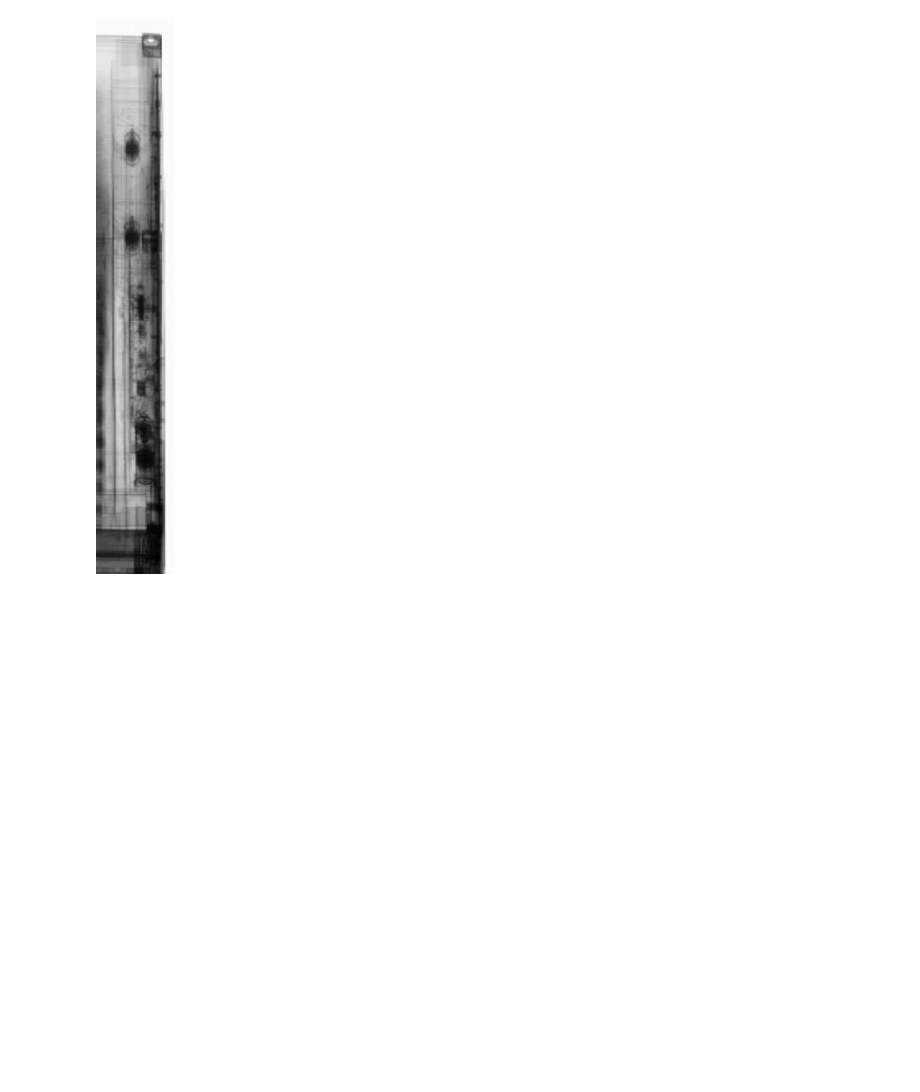
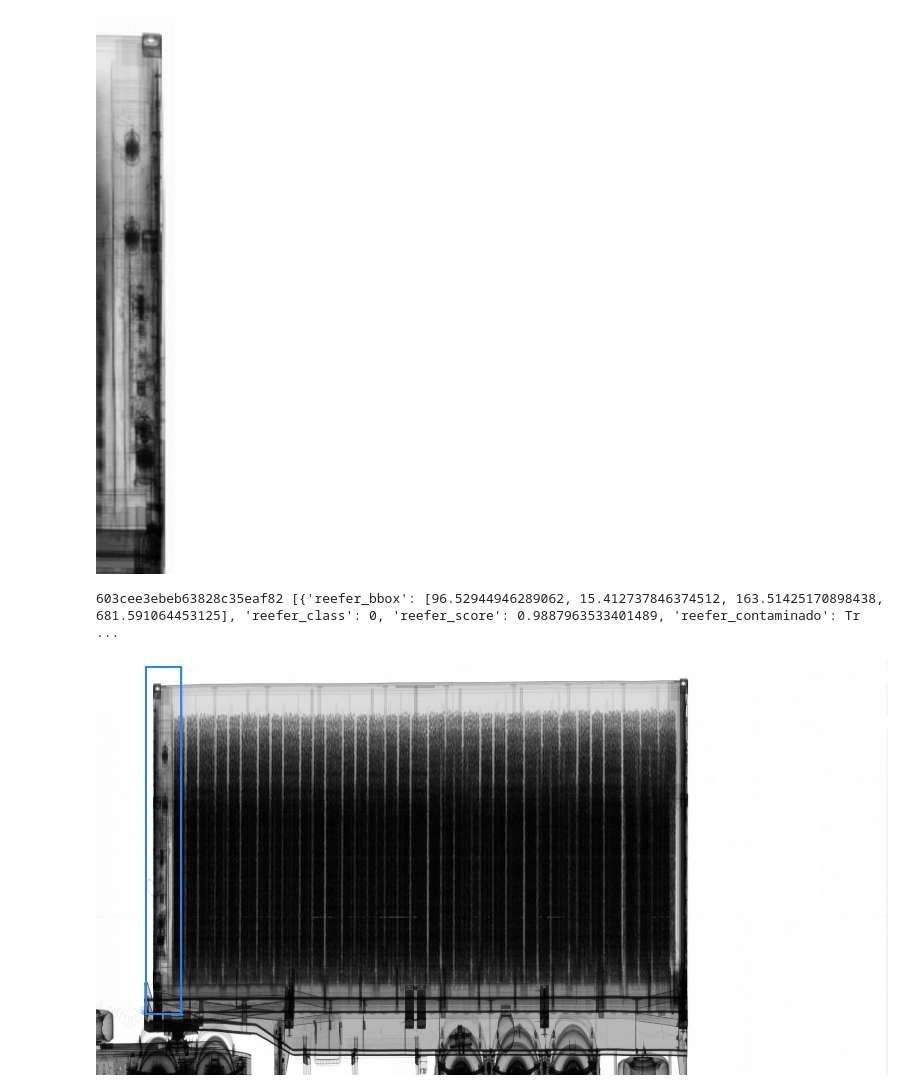
Before and after one commit to IvanBrasilico/ajna_tfod_deploy, a Jupyter notebook: reefer_contaminado/Visualiza imagens e predições.ipynb, the cells around one changed output. Drawn from its saved outputs; the diff is of its cells as text; code cells hidden in the pictures; blank space fills up the shorter version.

Commit message:
Análise de erros nos reefers

```diff
--- a/reefer_contaminado/Visualiza imagens e predições.ipynb
+++ b/reefer_contaminado/Visualiza imagens e predições.ipynb
@@ -46,3 +46,40 @@ comunicador.pil_image
 603cee9bbeb63828c35eb756 {'reefer_bbox': [1637.6048583984375, 16.110485076904297, 1722.7371826171875, 614.8853759765625], 'reefer_class': 0, 'reefer_score': 0.9876108765602112}
 False
 [figure]
+# %%
+import io
+from PIL import Image, ImageDraw
+from gridfs import GridFS
+
+fs = GridFS(mongodb)
+
+def pil_image_bbox(_id, coords):
+    pil_image = Image.open(io.BytesIO(fs.get(_id).read()))
+    draw = ImageDraw.Draw(pil_image)
+    draw.rectangle((coords[0] -2, coords[1] - 2, coords[2] + 2, coords[3] + 2),
+                    outline='#2288EE', width=4)
+    return pil_image
+
+def print_one_2(cursor):
+    registro = next(cursor)
+    _id = registro['_id']
+    reefer = registro['metadata']['predictions'][0]['reefer']
+    print(_id, reefer)
+    pil_image = pil_image_bbox(_id, reefer[0]['reefer_bbox'])
+    return pil_image
+
+FILTRO_CONTAMINADO = {'metadata.contentType': 'image/jpeg',
+          'metadata.predictions.reefer.reefer_bbox': {'$exists': True},
+          'metadata.predictions.reefer.reefer_contaminado': True}
+
+FILTRO_N = {'metadata.contentType': 'image/jpeg',
+          'metadata.predictions.reefer.reefer_bbox': {'$exists': True},
+          'metadata.predictions.reefer.reefer_contaminado': False}
+
+cursor_contaminado = mongodb['fs.files'].find(FILTRO_CONTAMINADO, {'metadata.predictions': 1})
+cursor_nao = mongodb['fs.files'].find(FILTRO_N, {'metadata.predictions': 1})
+# %%
+print_one_2(cursor_contaminado)
+# %% [output]
+603cee3ebeb63828c35eaf82 [{'reefer_bbox': [96.52944946289062, 15.412737846374512, 163.51425170898438, 681.591064453125], 'reefer_class': 0, 'reefer_score': 0.9887963533401489, 'reefer_contaminado': Tr ...
+[figure, added]
```
Also changed, not shown: parts of 1 cell of this notebook.
